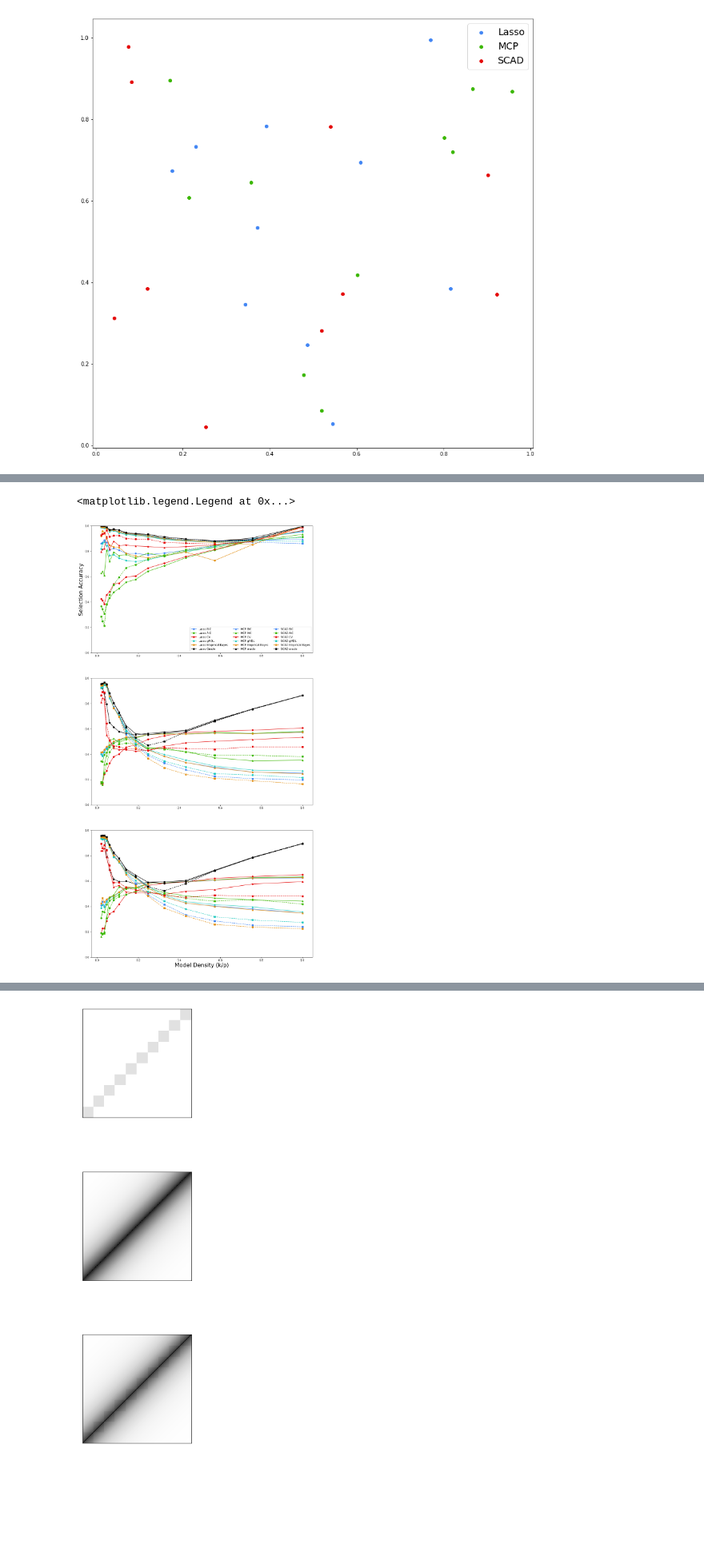
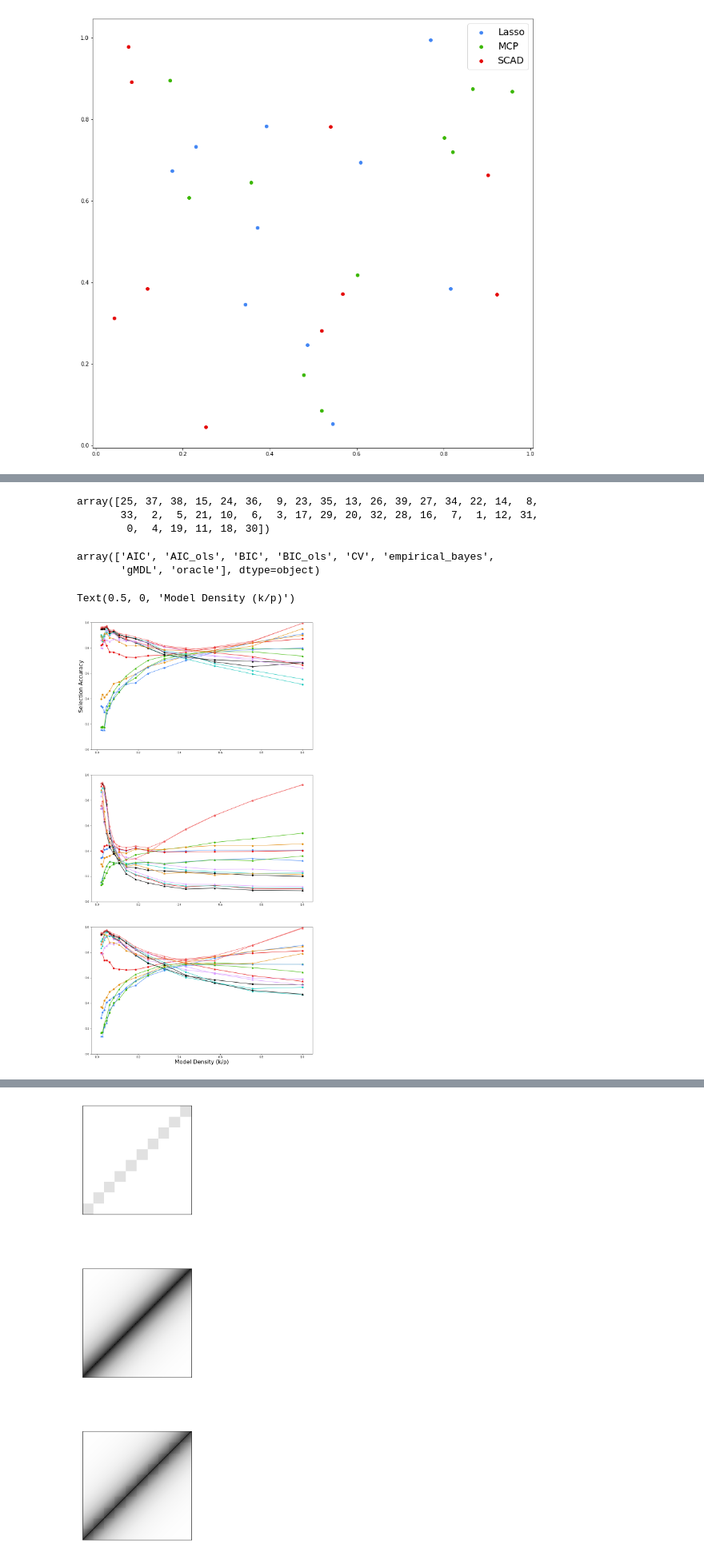
Before and after one commit to akumar01/uoicorr_analysis, a Jupyter notebook: notebooks/finalfinal/Plotting Code.ipynb, the cells around one changed output, grey strips where cells are left out. Shown at 80% size. Cells and saved outputs as stored; diff of their text form; code cells hidden in the pictures; blank space fills up the shorter version.

```diff
--- a/notebooks/finalfinal/Plotting Code.ipynb
+++ b/notebooks/finalfinal/Plotting Code.ipynb
@@ -20,11 +20,13 @@ import pandas as pd
 import sqlalchemy
 # %%
 from job_utils.idxpckl import Indexed_Pickle
+# %%
+root_dir = '/media/akumar/Data/nse/'
 # %%
-lasso = pd.read_pickle('/mnt/sdb1/finalfinal/lasso_df.dat')
-mcp = pd.read_pickle('/mnt/sdb1/finalfinal/mcp_df.dat')
-scad = pd.read_pickle('/mnt/sdb1/finalfinal/scad_df.dat')
-en = pd.read_pickle('/mnt/sdb1/finalfinal/en_df.dat')
+lasso = pd.read_pickle('%s/finalfinal/lasso_concat_df.dat' % root_dir)
+mcp = pd.read_pickle('%s/finalfinal/mcp_concat_df.dat' % root_dir)
+scad = pd.read_pickle('%s/finalfinal/scad_concat_df.dat' % root_dir)
+en = pd.read_pickle('%s/finalfinal/en_concat_df.dat' % root_dir)
 # %%
 from plotting_utils import *
 # %% [markdown]
@@ -183,7 +173,7 @@ c4 = ['#1ec9be', '#d799ff', '#572677']
 # Orange
 c5 = ['#e38f12']
 
-cols = [c1[0], c2[0], c3[0], c4[0], c5[0], 'k']
+cols = [c1[0], c2[0], c3[0], c4[0], c5[0], 'k', c4[1], c3[1]]
 # %%
 # Linestyles
 linestyles = ['solid', 'dashed', (0, (3, 1, 1, 1))] # densely dash dotted
@@ -210,3 +209,9 @@ perturbed_params = pd.DataFrame(perturbed_params)
+# %%
+np.argsort(perturbed_rho)
+# %% [output]
+array([25, 37, 38, 15, 24, 36,  9, 23, 35, 13, 26, 39, 27, 34, 22, 14,  8,
+       33,  2,  5, 21, 10,  6,  3, 17, 29, 20, 32, 28, 16,  7,  1, 12, 31,
+        0,  4, 19, 11, 18, 30])
 # %%
 c1 = apply_df_filters(cov_params, block_size=50, L = 1, t = 0)
 # %%
@@ -214,3 +221,8 @@ c2 = apply_df_filters(cov_params, correlation=0, block_size=100, L =100)
+# %%
+selection_methods = ['AIC', 'AIC_ols', 'BIC', 'BIC_ols', 'CV', 'empirical_bayes', 'gMDL', 'oracle']
+# %% [output]
+array(['AIC', 'AIC_ols', 'BIC', 'BIC_ols', 'CV', 'empirical_bayes',
+       'gMDL', 'oracle'], dtype=object)
 # %%
 # For 3 different covariance matrices, plot selection accuracy vs sparsity for all algorithms and all selection methods
 fig, ax = plt.subplots(3, 1, figsize = (15, 30))
@@ -219,60 +231,56 @@ fig, ax = plt.subplots(3, 1, figsize = (15, 30))
 #cov_params = [[0.15811388, 50.0, 1.0, 0.0], [0.0, 100.0, 100.0, 0.8897894862254017], [0.15811388, 50.0, 100.0, 0.7972883364187614]]
 cidx1 = 27
 cidx2 = 38
-cidx3 =
+cidx3 = 94
+
+cidxs = [cidx1, cidx2, cidx3]
 
 # Fix the np_ratio, signal to noise, and betawidth
-np_ratio = 16
+np_ratio = 4
 kappa = 5
 betawidth = np.inf
 
 sparsity = np.unique(lasso['sparsity'].values)
-dframes = [lasso, mcp, scad]
+dframes = [lasso, mcp]
 
 # Use the same colors for each algorithm, different line style/marker combinations for each selection method
 colors = []
 
-for i1 in range(len(cov_params)):
+for i1 in range(len(cidxs)):
 
     a = ax[i1]
 
     for i2, df in enumerate(dframes):
 
         df_ = apply_df_filters(df, np_ratio = np_ratio,
-                               correlation = cov_params[i1][0],
-                               block_size = cov_params[i1][1],
-                               L = cov_params[i1][2],
-                               t = cov_params[i1][3],
+                               cov_idx=cidxs[i1],
                                kappa = kappa,
                                betawidth=betawidth)
 
 
         for i3, sm in enumerate(selection_methods):
 
             df_sm = apply_df_filters(df_, selection_method = sm)
 
             # Now average over the remaining degrees of freedom
             s, yvals, yerr = marginalize(df_sm, 'sa', ['sparsity'])
 
             # Extract and order
             s = np.array([val for sublist in s for val in sublist])
             yvals = yvals[0]
             yerr = yerr[0]
 
             sorder = np.argsort(s)
             s = s[sorder]
             yvals = yvals[sorder]
             yerr = yerr[sorder]
             a.plot(s, yvals, marker = pltstyles[i2][1], linestyle = pltstyles[i2][0], color=cols[i3])
             a.set_ylim([0, 1])
 
 ax[0].set_ylabel('Selection Accuracy', fontsize = 21)
 ax[2].set_xlabel('Model Density (k/p)', fontsize = 21)
-ax[0].legend(['Lasso BIC', 'Lasso AIC', 'Lasso CV', 'Lasso gMDL', 'Lasso Empirical Bayes', 'Lasso Oracle',
-              'MCP BIC', 'MCP AIC', 'MCP CV', 'MCP gMDL', 'MCP Empirical Bayes', 'MCP oracle',
-              'SCAD BIC', 'SCAD AIC', 'SCAD CV', 'SCAD gMDL', 'SCAD Empirical Bayes', 'SCAD oracle'],
-              ncol = 3, loc='lower right')
+
 # plt.savefig('selection_method_comparisons.pdf', bbox_inches='tight', pad_inches=0)
 # %% [output]
-<matplotlib.legend.Legend at 0x...>
+Text(0.5, 0, 'Model Density (k/p)')
-[figure, old version]
+[figure, new version]
```
Also changed, not shown: parts of 13 cells of this notebook, 3 other files.
